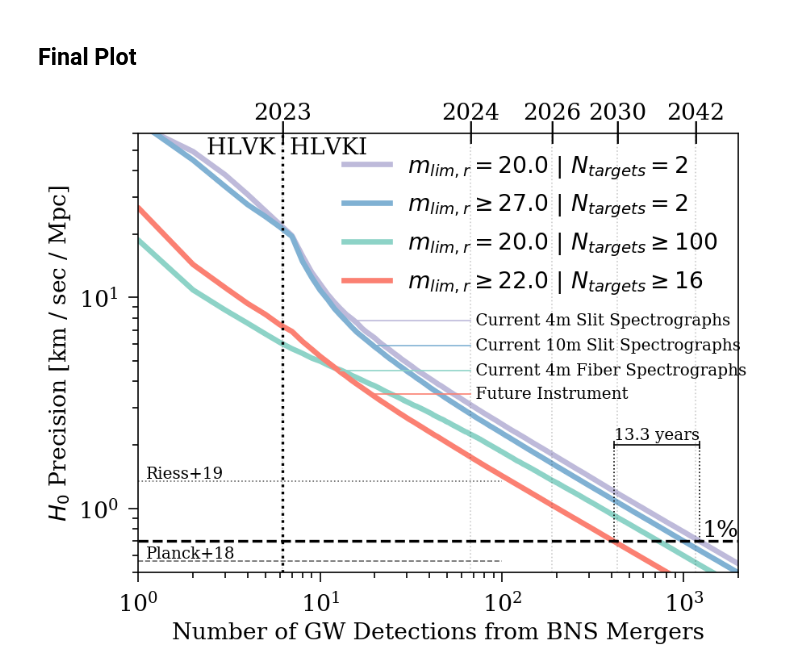
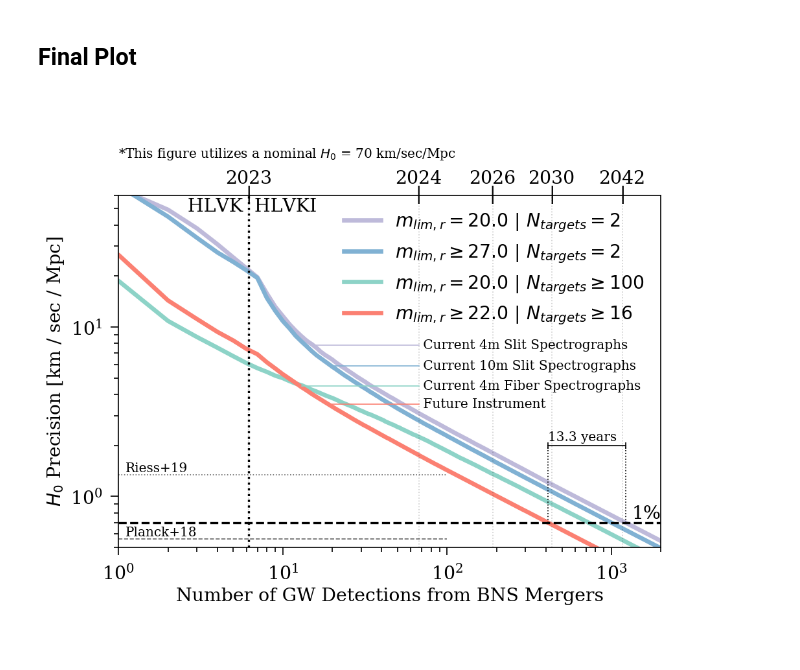
Before and after one commit to rmorgan10/Snowmass2021, a Jupyter notebook: GW_Forecaster.ipynb, the cells around one changed output. Cells and saved outputs as stored; diff of their text form; code cells hidden in the pictures.

```diff
--- a/GW_Forecaster.ipynb
+++ b/GW_Forecaster.ipynb
@@ -428,7 +428,7 @@ plt_styles = {'SOAR': {"label": "$m_{lim, r} = 20.0$ | $N_{targets} = 2$", "lw":
               'OPTIMAL': {"label": "$m_{lim, r} \geq 22.0$ | $N_{targets} \geq 16$", "lw":4, "color":"#fb8072"}}
 # %%
 plt_style()
-plt.figure(figsize=(8,6), dpi=120)
+plt.figure(figsize=(9,6), dpi=120)
 
 # Plot forcasted lines
 for detector in detectors.keys():
@@ -464,34 +464,36 @@ plt.plot([np.arange(NUM_ALERTS + 1)[np.argmin(np.abs(results['OPTIMAL'] - 3.5))]
 plt.text(year_map[2024], 7.8, " Current 4m Slit Spectrographs", fontsize=12, verticalalignment='center')
 plt.text(year_map[2024], 5.9, " Current 10m Slit Spectrographs", fontsize=12, verticalalignment='center')
 plt.text(year_map[2024], 4.5, " Current 4m Fiber Spectrographs", fontsize=12, verticalalignment='center')
 plt.text(year_map[2024], 3.5, " Future Instrument", fontsize=12, verticalalignment='center')
 
 # Plot O4-O5 transition
 plt.axvline(x=lvc.O4_alerts, ls=":", c="black", lw=2)
 plt.text(lvc.O4_alerts, 48, "HLVK ", horizontalalignment='right')
 plt.text(lvc.O4_alerts, 48, " HLVKI", horizontalalignment='left')
 
 # Existing / Expected Constraints from other probes
 reiss, planck = 1.42/74.03*70.0, 0.54/67.27*70.0 # https://arxiv.org/pdf/1908.04619.pdf
 plt.plot([1,100],[planck,planck],'k--',alpha=0.6)
 plt.plot([1,100],[reiss,reiss],'k:',alpha=0.6)
 plt.text(1.1,planck,'Planck+18', fontsize=12, verticalalignment='bottom')
 plt.text(1.1,reiss,'Riess+19', fontsize=12, verticalalignment='bottom')
 
+# Disclaimer about nominal H_0 utilized
+plt.text(1.0, 10**2.1, "*This figure utilizes a nominal $H_0$ = 70 km/sec/Mpc", fontsize=12)
+
 # Plot formatting
 plt.legend()
 plt.ylim(0.5, 60)
 plt.xlim(1, NUM_ALERTS)
 plt.xscale('log')
 plt.yscale('log')
 plt.ylabel("$H_0$ Precision [km / sec / Mpc]")
-plt.xlabel("Number of GW Detections from BNS Mergers")
-plt.title("")
+plt.xlabel("Number of GW Detections from BNS Mergers\n\n")
+plt.title("\n\n\n")
 
-#plt.tight_layout()
 
 plt.savefig('GW_forecast_plot.pdf')
 
 plt.show()
 # %% [output]
-[figure, old version]
+[figure, new version]
```
Also changed, not shown: 1 other file.
